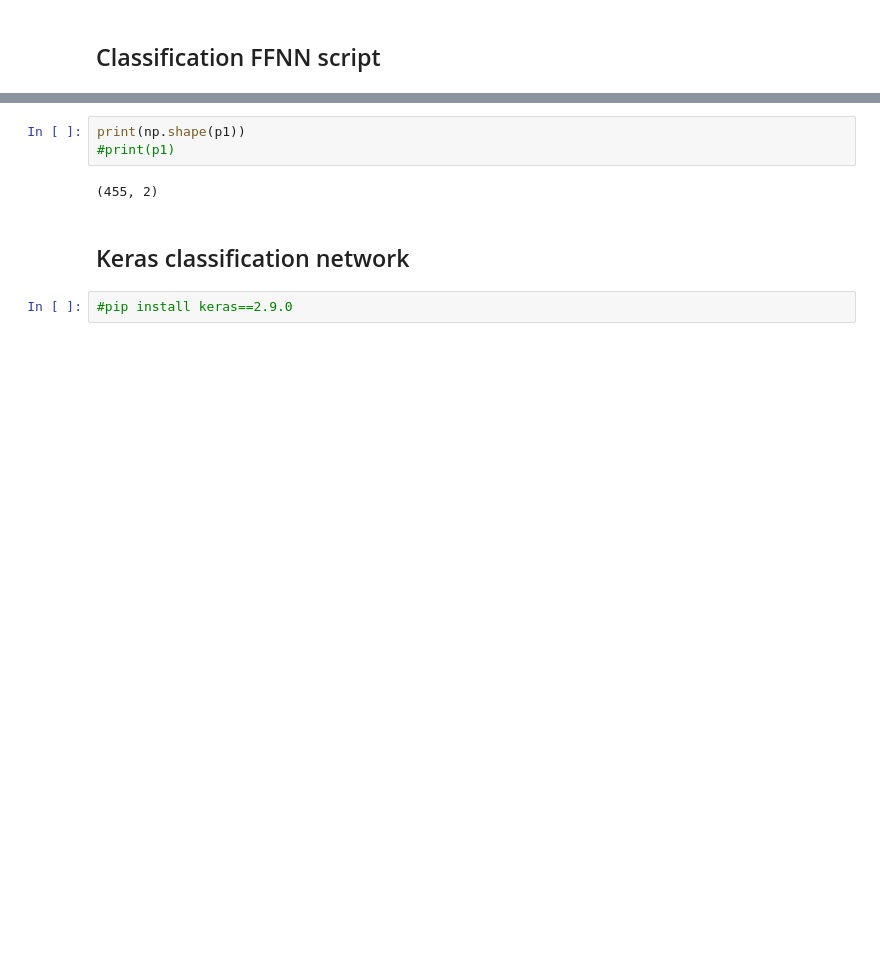
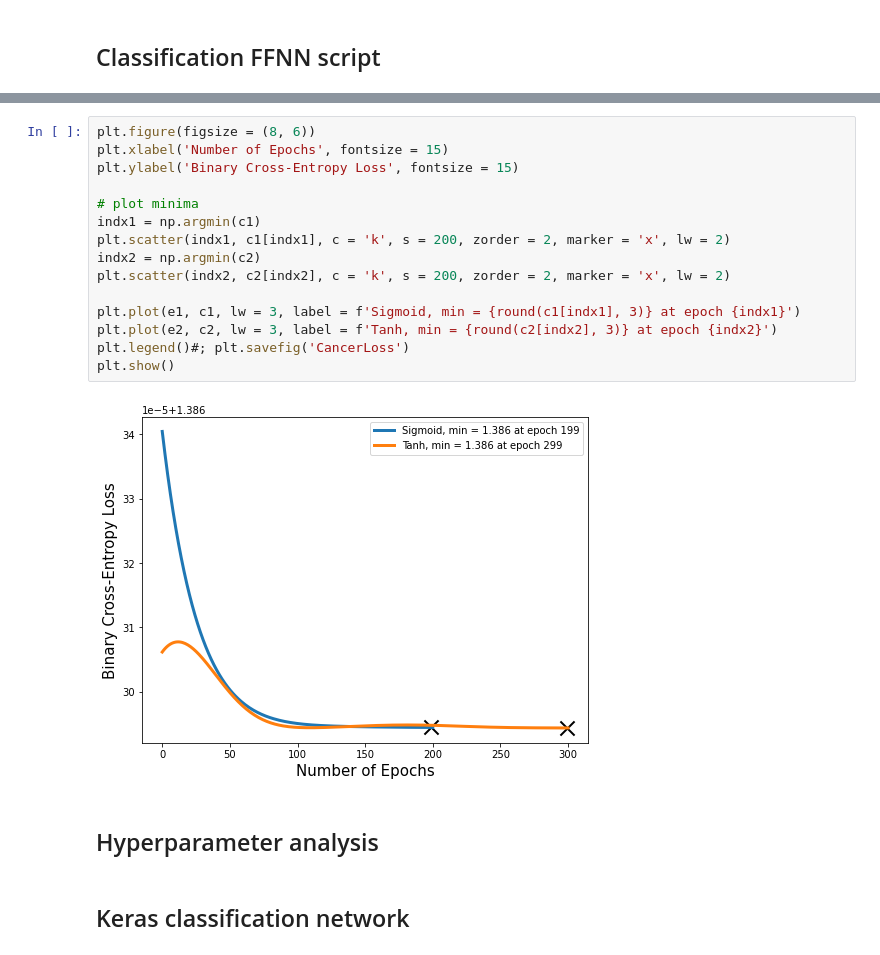
Before and after one commit to lassetotl/fys-stk, a Jupyter notebook: project 2/ClassificationNetwork_D.ipynb, the cells around one changed output, grey strips where cells are left out. Drawn from its saved outputs; the diff is of its cells as text; blank space fills up the shorter version.

```diff
--- a/project 2/ClassificationNetwork_D.ipynb
+++ b/project 2/ClassificationNetwork_D.ipynb
@@ -217,12 +135,24 @@ plt.legend(); plt.show()
 # %%
-print(np.shape(p1))
-#print(p1)
+plt.figure(figsize = (8, 6))
+plt.xlabel('Number of Epochs', fontsize = 15)
+plt.ylabel('Binary Cross-Entropy Loss', fontsize = 15)
+
+# plot minima
+indx1 = np.argmin(c1)
+plt.scatter(indx1, c1[indx1], c = 'k', s = 200, zorder = 2, marker = 'x', lw = 2)
+indx2 = np.argmin(c2)
+plt.scatter(indx2, c2[indx2], c = 'k', s = 200, zorder = 2, marker = 'x', lw = 2)
+
+plt.plot(e1, c1, lw = 3, label = f'Sigmoid, min = {round(c1[indx1], 3)} at epoch {indx1}')
+plt.plot(e2, c2, lw = 3, label = f'Tanh, min = {round(c2[indx2], 3)} at epoch {indx2}')
+plt.legend()#; plt.savefig('CancerLoss')
+plt.show()
 # %% [output]
-(455, 2)
+[figure, added]
+# %% [markdown]
+## Hyperparameter analysis
 # %% [markdown]
 ## Keras classification network
-# %%
-#pip install keras==2.9.0
 # %%
 # Creating the same architecture
 model = Sequential()
```
Also changed, not shown: parts of 19 cells of this notebook.
